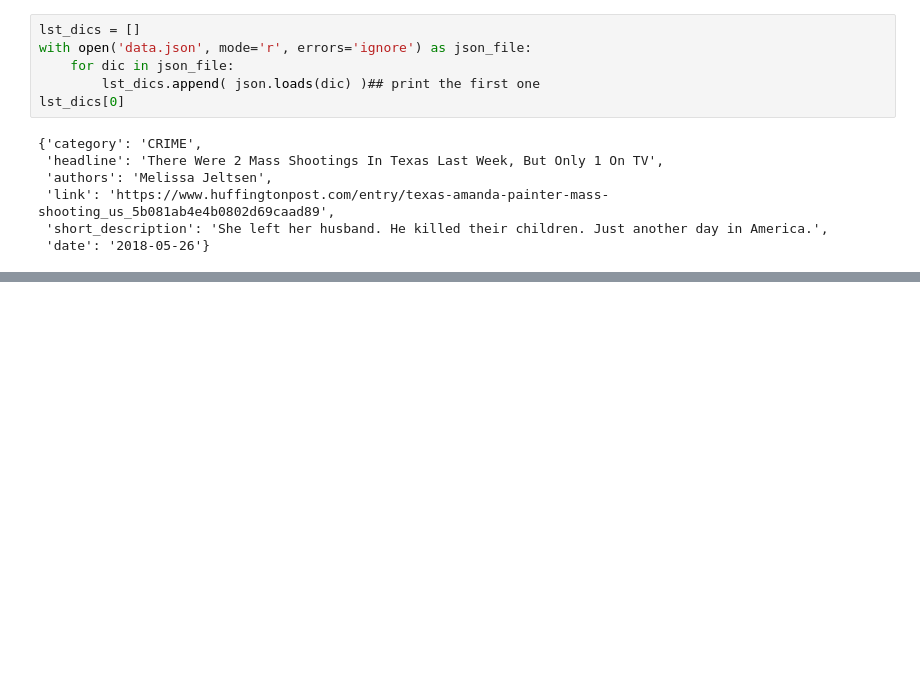
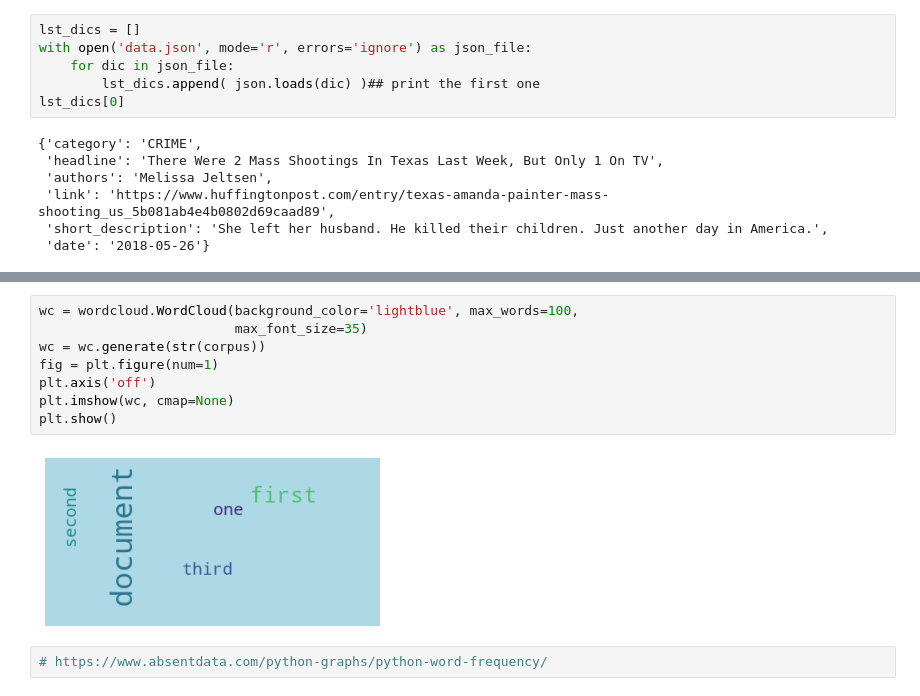
Before and after one commit to tvelichkovt/nlp, a Jupyter notebook: nlp 1.ipynb, the cells around one changed output, grey strips where cells are left out. Saved outputs shown, nothing was run; the diff lists cells and outputs as text; blank space fills up the shorter version.

```diff
--- a/nlp 1.ipynb
+++ b/nlp 1.ipynb
@@ -72,0 +262,12 @@ lst_dics[0]
+# %%
+wc = wordcloud.WordCloud(background_color='lightblue', max_words=100,
+                         max_font_size=35)
+wc = wc.generate(str(corpus))
+fig = plt.figure(num=1)
+plt.axis('off')
+plt.imshow(wc, cmap=None)
+plt.show()
+# %% [output]
+[figure, added]
+# %%
+# https://www.absentdata.com/python-graphs/python-word-frequency/
```
Also changed, not shown: parts of 35 cells of this notebook, 4 other files.
